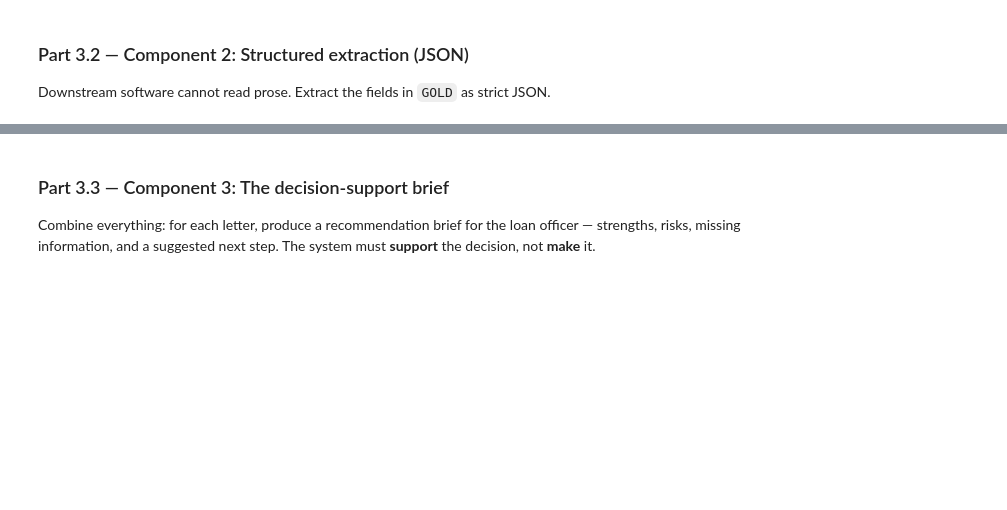
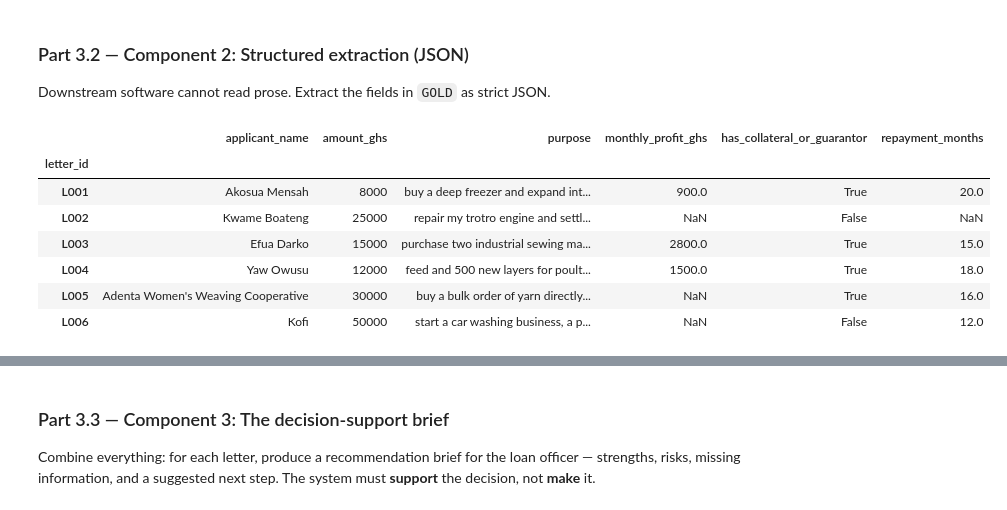
Before and after one commit to Burkifa23/lab-4-llm-decision-support, a Jupyter notebook: lab_4.ipynb, the cells around one changed output, grey strips where cells are left out. Cells and saved outputs as stored; diff of their text form; code cells hidden in the pictures; blank space fills up the shorter version.

````diff
--- a/lab_4.ipynb
+++ b/lab_4.ipynb
@@ -447,20 +447,119 @@ Downstream software cannot read prose. Extract the fields in `GOLD` as strict JS
 # %%
 # TODO: Write EXTRACT_PROMPT — a template that instructs the model to return ONLY a JSON
 #   object with EXACTLY these keys:
 #     applicant_name (string), amount_ghs (number), purpose (string),
 #     monthly_profit_ghs (number or null), has_collateral_or_guarantor (boolean),
 #     repayment_months (number or null)
 #   Techniques to use:
 #     - explicit schema in the prompt
 #     - ONE worked example (few-shot) using a letter you write yourself (not from LETTERS!)
 #     - "If a field is not stated in the letter, use null. Do not guess."
 #     - temperature=0
 
 # TODO: Write extract_fields(letter_text) that calls the LLM, strips any ```json fences,
 #   json.loads() the result, and returns a dict. Handle parse failures gracefully
 #   (return None and print a warning).
 
 # TODO: Run it on ALL SIX letters; collect results into a pandas DataFrame (one row per
 #   letter) and display it.
+
+import json
+import pandas as pd
+import re
+from IPython.display import display
+
+# 1. The Prompts
+EXTRACT_SYSTEM = "You extract structured data from microfinance loan application letters. Reply with ONLY valid JSON and nothing else."
+
+EXTRACT_PROMPT = """Extract the following fields from a loan application letter.
+
+SCHEMA (return exactly these keys):
+  applicant_name               (string)
+  amount_ghs                   (number)
+  purpose                      (string)
+  monthly_profit_ghs           (number or null)
+  has_collateral_or_guarantor  (boolean)
+  repayment_months             (number or null)
+
+RULES:
+- If a field is not stated in the letter, use null. Do not guess.
+- Copy numbers exactly as stated.
+- Return ONLY the JSON object.
+
+EXAMPLE LETTER:
+Dear Sir,
+My name is Ama Serwaa and I run a small bakery in Tema. I am asking for GHS 4,000 to buy
+a second oven so I can bake through the night. The bakery makes about GHS 600 profit in a
+month. My landlord has agreed to stand as guarantor. I will pay GHS 400 every month for
+10 months.
+
+EXAMPLE JSON:
+{
+  "applicant_name": "Ama Serwaa",
+  "amount_ghs": 4000,
+  "purpose": "buy a second oven for her bakery",
+  "monthly_profit_ghs": 600,
+  "has_collateral_or_guarantor": true,
+  "repayment_months": 10
+}
+
+NOW DO THE SAME FOR THIS LETTER:
+[INSERT_LETTER_HERE]
+"""
+
+
+# 2. Simplified extraction function
+def extract_fields(letter_text):
+    prompt_text = EXTRACT_PROMPT.replace("[INSERT_LETTER_HERE]", letter_text)
+
+    raw = ask_llm(
+        prompt_text,
+        system_prompt=EXTRACT_SYSTEM,
+        temperature=0.0,
+        max_tokens=2048,
+    )
+
+    cleaned_text = re.sub(r"<think>.*?</think>", "", raw, flags=re.DOTALL)
+    # finds the JSON object
+    match = re.search(r"\{.*\}", cleaned_text, re.DOTALL)
+
+    if match:
+        cleaned = match.group(0)
+        try:
+            return json.loads(cleaned)
+        except json.JSONDecodeError:
+            pass
+
+    print("WARNING: could not parse JSON. Raw output was:")
+    print(raw)
+    return None
+
+
+# 3. Simple loop to process all letters
+results_list = []
+
+for letter_id, text in LETTERS.items():
+    extracted_dict = extract_fields(text)
+
+    if extracted_dict is not None:
+        extracted_dict["letter_id"] = letter_id
+        results_list.append(extracted_dict)
+
+# 4. Create and display the table safely
+if len(results_list) > 0:
+    extract_df = pd.DataFrame(results_list)
+    extract_df = extract_df.set_index("letter_id")
+    display(extract_df)
+else:
+    print("ERROR: No valid JSON was extracted for any letter. Cannot display table.")
+# %% [output]
+|  | applicant_name | amount_ghs | purpose | monthly_profit_ghs | has_collateral_or_guarantor | repayment_months |
+| letter_id |  |  |  |  |  |  |
+| L001 | Akosua Mensah | 8000 | buy a deep freezer and expand int... | 900.0 | True | 20.0 |
+| L002 | Kwame Boateng | 25000 | repair my trotro engine and settl... | NaN | False | NaN |
+| L003 | Efua Darko | 15000 | purchase two industrial sewing ma... | 2800.0 | True | 15.0 |
+| L004 | Yaw Owusu | 12000 | feed and 500 new layers for poult... | 1500.0 | True | 18.0 |
+| L005 | Adenta Women's Weaving Cooperative | 30000 | buy a bulk order of yarn directly... | NaN | True | 16.0 |
+| L006 | Kofi | 50000 | start a car washing business, a p... | NaN | False | 12.0 |
 # %% [markdown]
 **Student Reasoning — Structured extraction**
````
Also changed, not shown: parts of 3 cells of this notebook, 2 other files.
